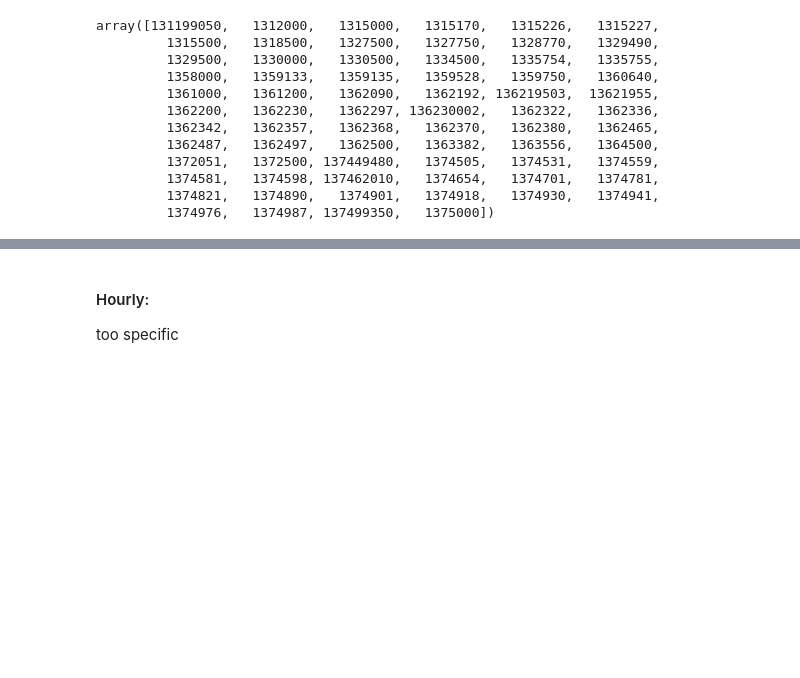
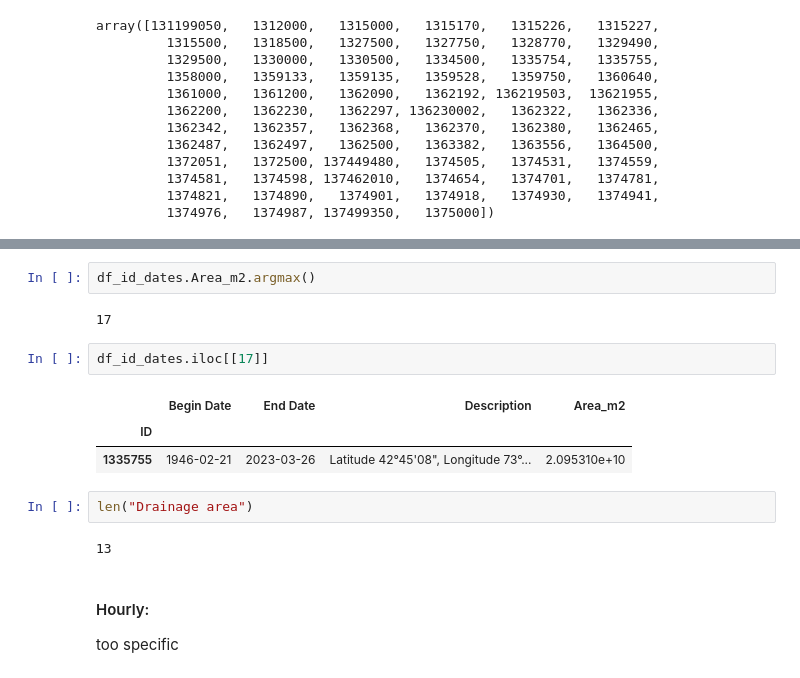
Before and after one commit to Daafip/ENVM1502-Catchment-model, a Jupyter notebook: Python files/Loading discharge data.ipynb, the cells around one changed output, grey strips where cells are left out. Cells and saved outputs as stored; diff of their text form; blank space fills up the shorter version.

```diff
--- a/Python files/Loading discharge data.ipynb
+++ b/Python files/Loading discharge data.ipynb
@@ -111,3 +112,17 @@ df_id_dates
+# %%
+df_id_dates.Area_m2.argmax()
+# %% [output]
+17
+# %%
+df_id_dates.iloc[[17]]
+# %% [output]
+|  | Begin Date | End Date | Description | Area_m2 |
+| ID |  |  |  |  |
+| 1335755 | 1946-02-21 | 2023-03-26 | Latitude 42°45'08", Longitude 73°... | 2.095310e+10 |
+# %%
+len("Drainage area")
+# %% [output]
+13
 # %% [markdown]
 #### Hourly:
 
```
Also changed, not shown: parts of 13 cells of this notebook, 8 other files.
